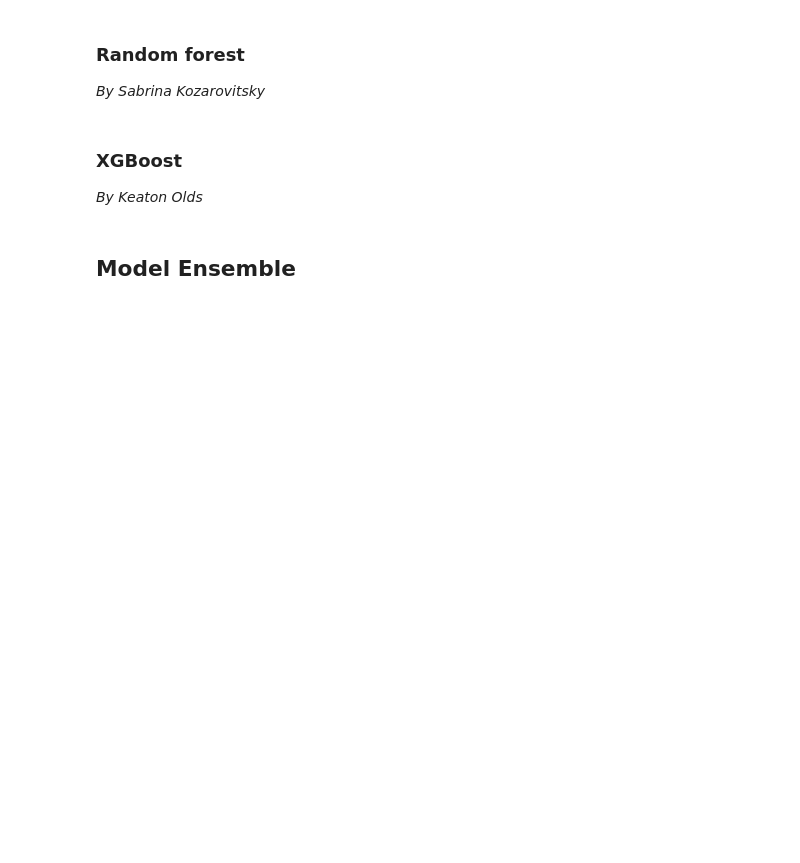
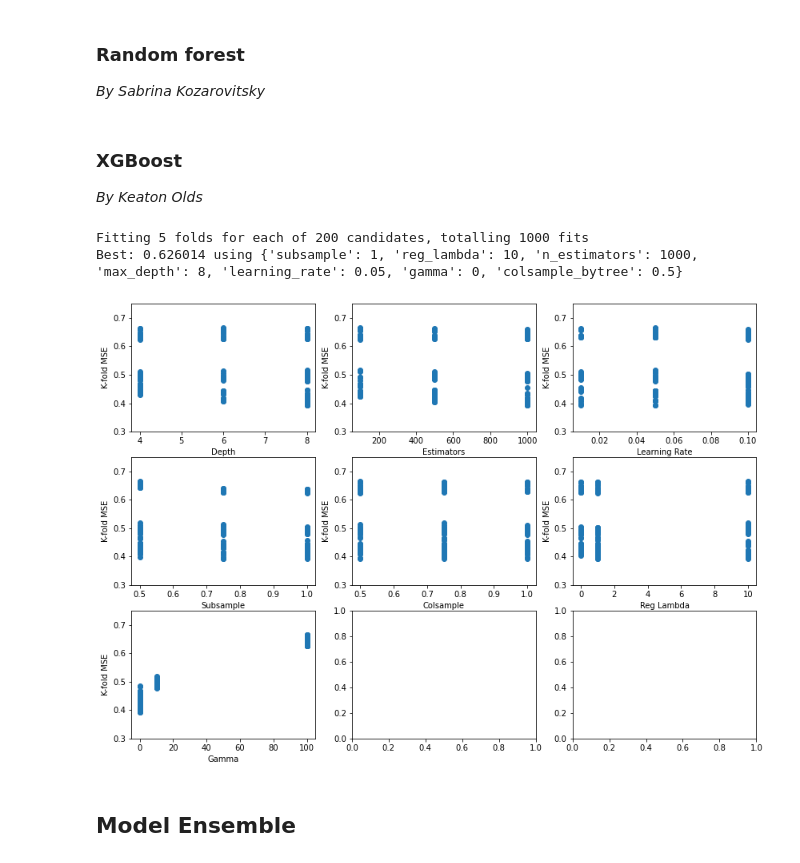
Before and after one commit to cndywu/TheYelpers2, a Jupyter notebook: Project Code Template.ipynb, the cells around one changed output. Drawn from its saved outputs; the diff is of its cells as text; code cells hidden in the pictures; blank space fills up the shorter version.

```diff
--- a/Project Code Template.ipynb
+++ b/Project Code Template.ipynb
@@ -299,3 +297,65 @@ MAE for combined optimal model:  0.5113846153846154
 # %% [markdown]
 ### XGBoost
 *By Keaton Olds*
+# %%
+#coarse grid search with wide ranges
+
+param_grid = {'max_depth': [4,6,8],
+              'n_estimators': [100, 500, 1000],
+              'learning_rate': [0.01, 0.05, 0.1],
+              'subsample': [0.5, 0.75, 1],
+              'colsample_bytree': [0.5, 0.75, 1],
+              'reg_lambda':[0, 1, 10],
+              'gamma': [0, 10, 100]}
+
+cv = KFold(n_splits=5,shuffle=True,random_state=1)
+grid_search = RandomizedSearchCV(estimator=xgb.XGBRegressor(random_state=1),
+                             param_distributions = param_grid,
+                                 n_iter = 200,
+                             verbose = 1,
+                             n_jobs=-1,
+                             cv = cv,
+                          scoring = 'neg_mean_squared_error')
+grid_result_coarse = grid_search.fit(combined_train_x, combined_train_y)
+
+print("Best: %f using %s" % (np.sqrt(-grid_result_coarse.best_score_), grid_result_coarse.best_params_))
+# %% [output]
+Fitting 5 folds for each of 200 candidates, totalling 1000 fits
+Best: 0.626014 using {'subsample': 1, 'reg_lambda': 10, 'n_estimators': 1000, 'max_depth': 8, 'learning_rate': 0.05, 'gamma': 0, 'colsample_bytree': 0.5}
+# %%
+#collect results of coarse grid to visualize
+cv_results_coarse = pd.DataFrame(grid_result_coarse.cv_results_)
+# %%
+#visualize how RMSE changes with values of the hyperparamteres
+fig, axes = plt.subplots(3,3,figsize=(14,10))
+plt.subplots_adjust(wspace=0.2)
+axes[0,0].plot(cv_results_coarse.param_max_depth, -cv_results_coarse.mean_test_score, 'o')
+axes[0,0].set_ylim([0.3, 0.75])
+axes[0,0].set_xlabel('Depth')
+axes[0,0].set_ylabel('K-fold MSE')
+axes[0,1].plot(cv_results_coarse.param_n_estimators, -cv_results_coarse.mean_test_score, 'o')
+axes[0,1].set_ylim([0.3, 0.75])
+axes[0,1].set_xlabel('Estimators')
+axes[0,1].set_ylabel('K-fold MSE')
+axes[0,2].plot(cv_results_coarse.param_learning_rate, -cv_results_coarse.mean_test_score, 'o')
+axes[0,2].set_ylim([0.3, 0.75])
+axes[0,2].set_xlabel('Learning Rate')
+axes[0,2].set_ylabel('K-fold MSE')
+axes[1,0].plot(cv_results_coarse.param_subsample, -cv_results_coarse.mean_test_score, 'o')
+axes[1,0].set_ylim([0.3, 0.75])
+axes[1,0].set_xlabel('Subsample')
+axes[1,0].set_ylabel('K-fold MSE')
+axes[1,1].plot(cv_results_coarse.param_colsample_bytree, -cv_results_coarse.mean_test_score, 'o')
+axes[1,1].set_ylim([0.3, 0.75])
+axes[1,1].set_xlabel('Colsample')
+axes[1,1].set_ylabel('K-fold MSE')
+axes[1,2].plot(cv_results_coarse.param_reg_lambda, -cv_results_coarse.mean_test_score, 'o')
+axes[1,2].set_ylim([0.3, 0.75])
+axes[1,2].set_xlabel('Reg Lambda')
+axes[1,2].set_ylabel('K-fold MSE')
+axes[2,0].plot(cv_results_coarse.param_gamma, -cv_results_coarse.mean_test_score, 'o')
+axes[2,0].set_ylim([0.3, 0.75])
+axes[2,0].set_xlabel('Gamma')
+axes[2,0].set_ylabel('K-fold MSE');
+# %% [output]
+[figure, added]
```
Also changed, not shown: parts of 7 cells of this notebook.
